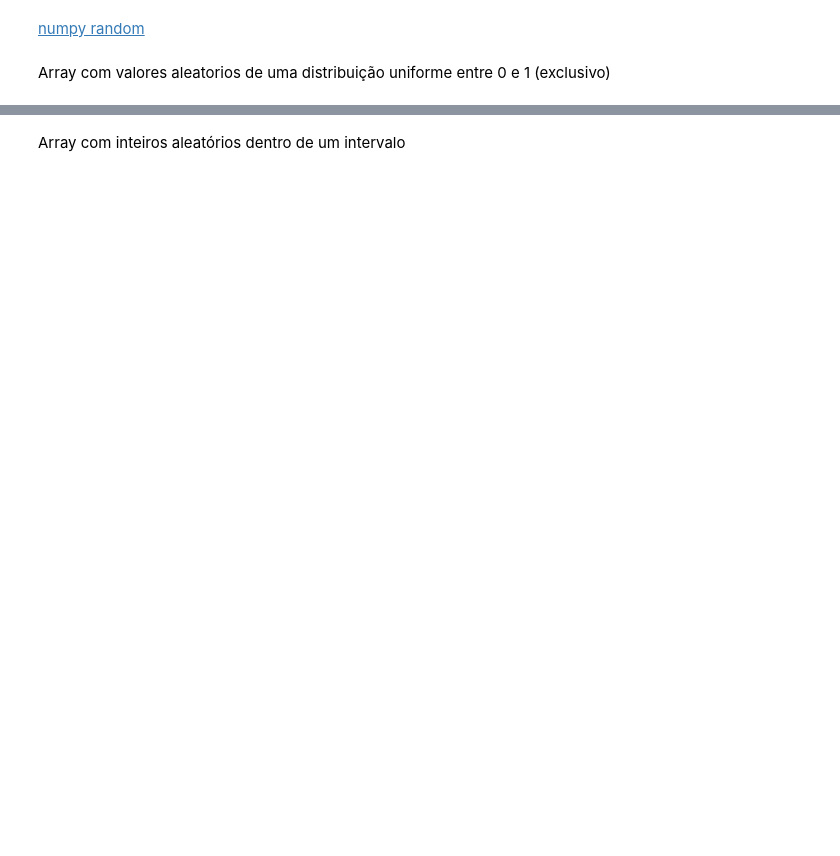
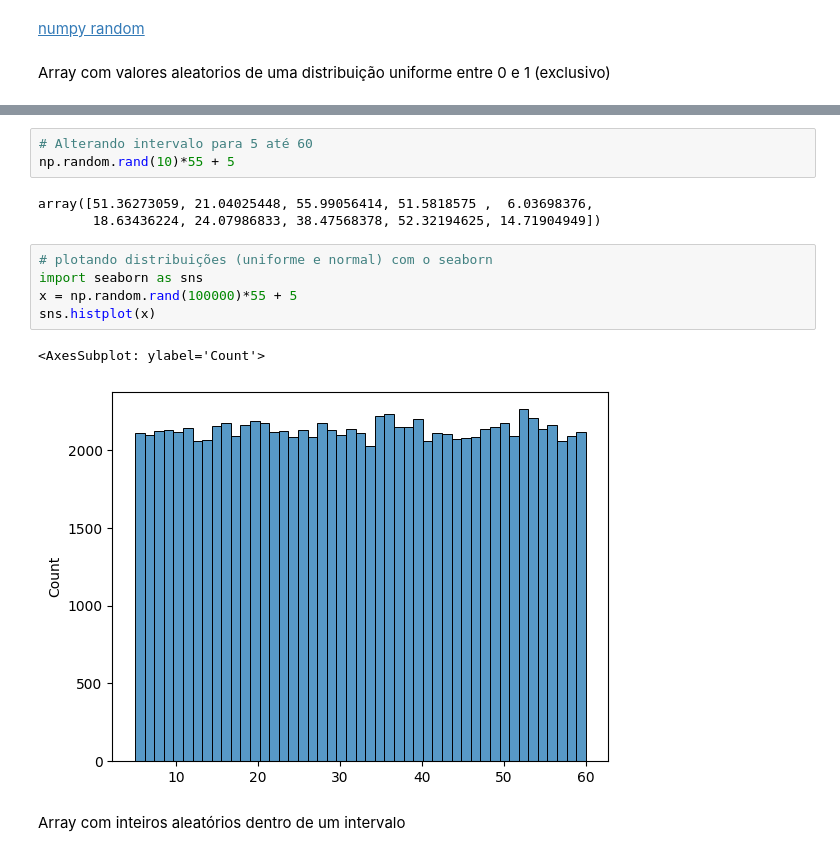
Before and after one commit to rodolforicardotech/polo-tech-modulo3, a Jupyter notebook: Numpy.ipynb, the cells around one changed output, grey strips where cells are left out. Cells and saved outputs as stored; diff of their text form; blank space fills up the shorter version.

```diff
--- a/Numpy.ipynb
+++ b/Numpy.ipynb
@@ -176,2 +253,16 @@ Array com valores aleatorios de uma distribuição uniforme entre 0 e 1 (exclusi
+# %%
+# Alterando intervalo para 5 até 60
+np.random.rand(10)*55 + 5
+# %% [output]
+array([51.36273059, 21.04025448, 55.99056414, 51.5818575 ,  6.03698376,
+       18.63436224, 24.07986833, 38.47568378, 52.32194625, 14.71904949])
+# %%
+# plotando distribuições (uniforme e normal) com o seaborn
+import seaborn as sns
+x = np.random.rand(100000)*55 + 5
+sns.histplot(x)
+# %% [output]
+<AxesSubplot: ylabel='Count'>
+[figure, added]
 # %% [markdown]
 Array com inteiros aleatórios dentro de um intervalo
```
Also changed, not shown: parts of 89 cells of this notebook, 1 other file.
